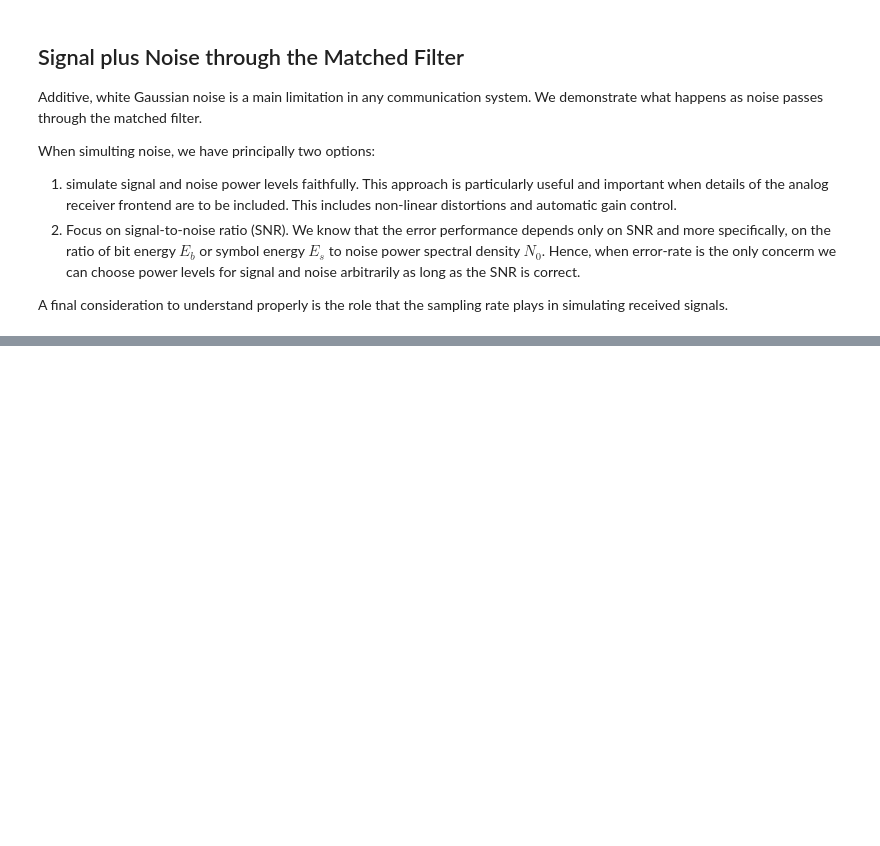
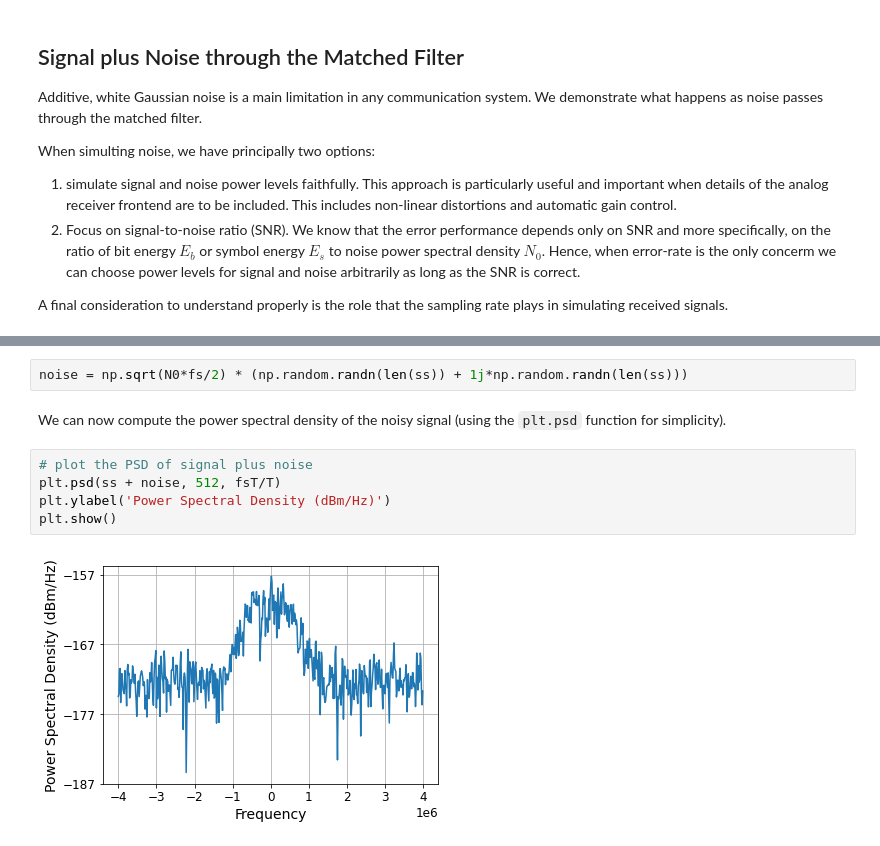
Before and after one commit to bepepa/digital_comms, a Jupyter notebook: 020_matched_filter.ipynb, the cells around one changed output, grey strips where cells are left out. Cells and saved outputs as stored; diff of their text form; blank space fills up the shorter version.

```diff
--- a/020_matched_filter.ipynb
+++ b/020_matched_filter.ipynb
@@ -282,0 +385,11 @@ A final consideration to understand properly is the role that the sampling rate
+# %%
+noise = np.sqrt(N0*fs/2) * (np.random.randn(len(ss)) + 1j*np.random.randn(len(ss)))
+# %% [markdown]
+We can now compute the power spectral density of the noisy signal (using the `plt.psd` function for simplicity).
+# %%
+# plot the PSD of signal plus noise
+plt.psd(ss + noise, 512, fsT/T)
+plt.ylabel('Power Spectral Density (dBm/Hz)')
+plt.show()
+# %% [output]
+[figure, added]
```
Also changed, not shown: parts of 16 cells of this notebook.
